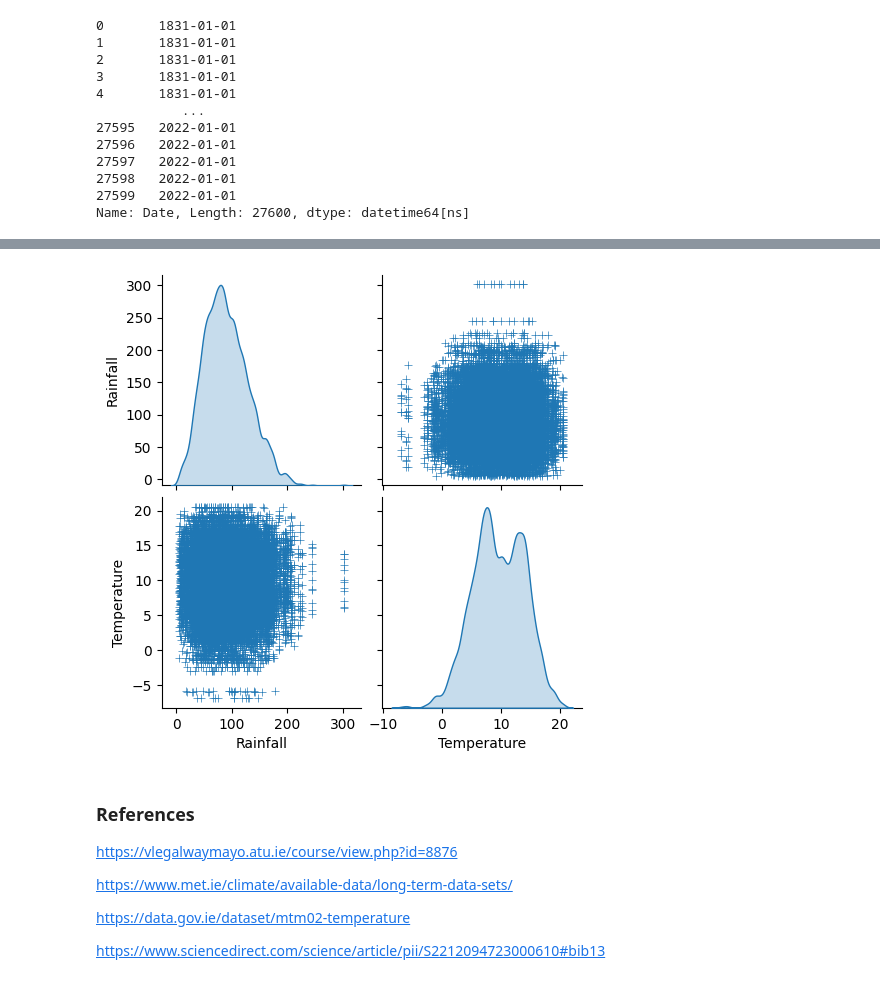
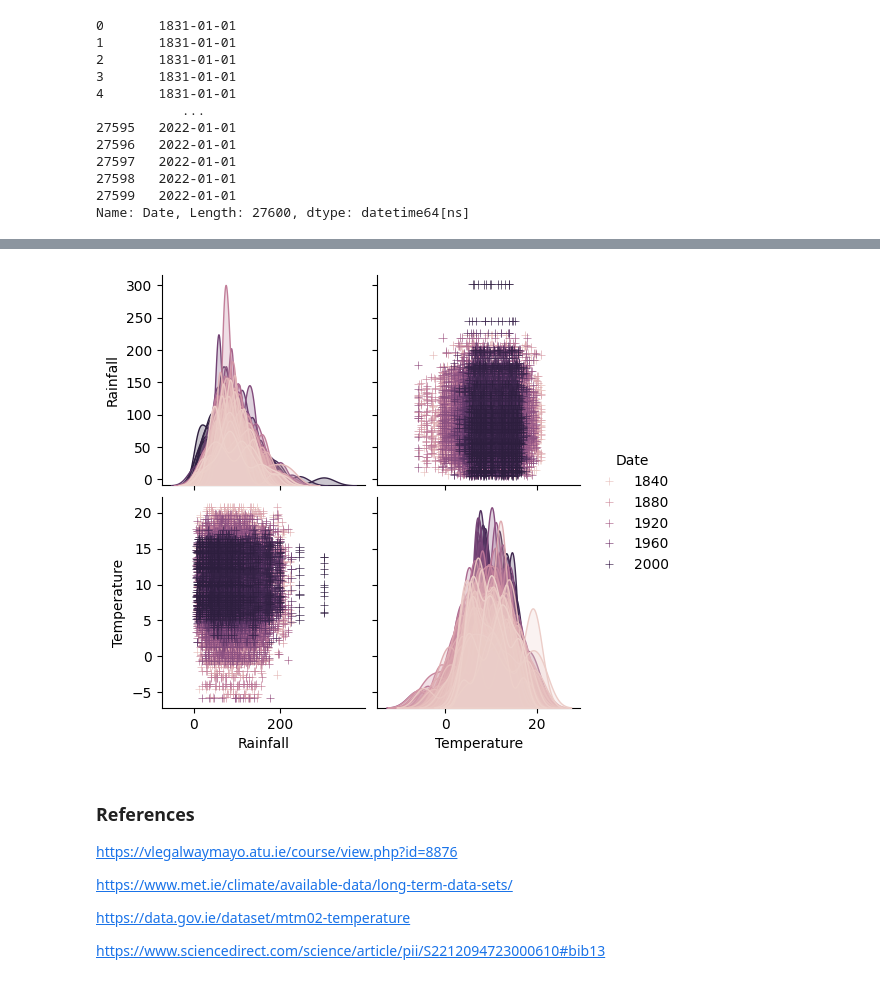
Before and after one commit to Tanjasta/PFDA_Assignment2, a Jupyter notebook: PFDA_Assignment2.ipynb, the cells around one changed output, grey strips where cells are left out. Cells and saved outputs as stored; diff of their text form; code cells hidden in the pictures.

```diff
--- a/PFDA_Assignment2.ipynb
+++ b/PFDA_Assignment2.ipynb
@@ -1278,8 +1309,8 @@ plt.show()
 # %%
-sns.pairplot(merged_df, diag_kind='kde', markers='+')
+sns.pairplot(cleaned_df, diag_kind='kde', markers='+',hue="Date" )
 plt.show()
 # %% [output]
-[figure, old version]
+[figure, new version]
 # %% [markdown]
 ### References
 
```
Also changed, not shown: parts of 28 cells of this notebook, 3 other files.
